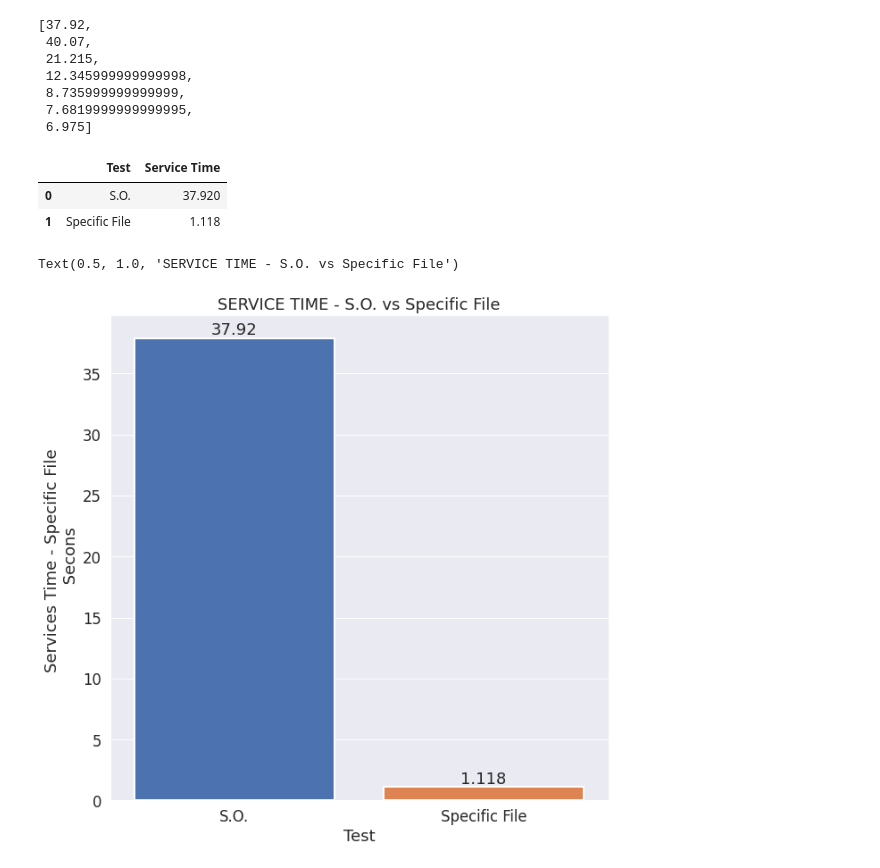
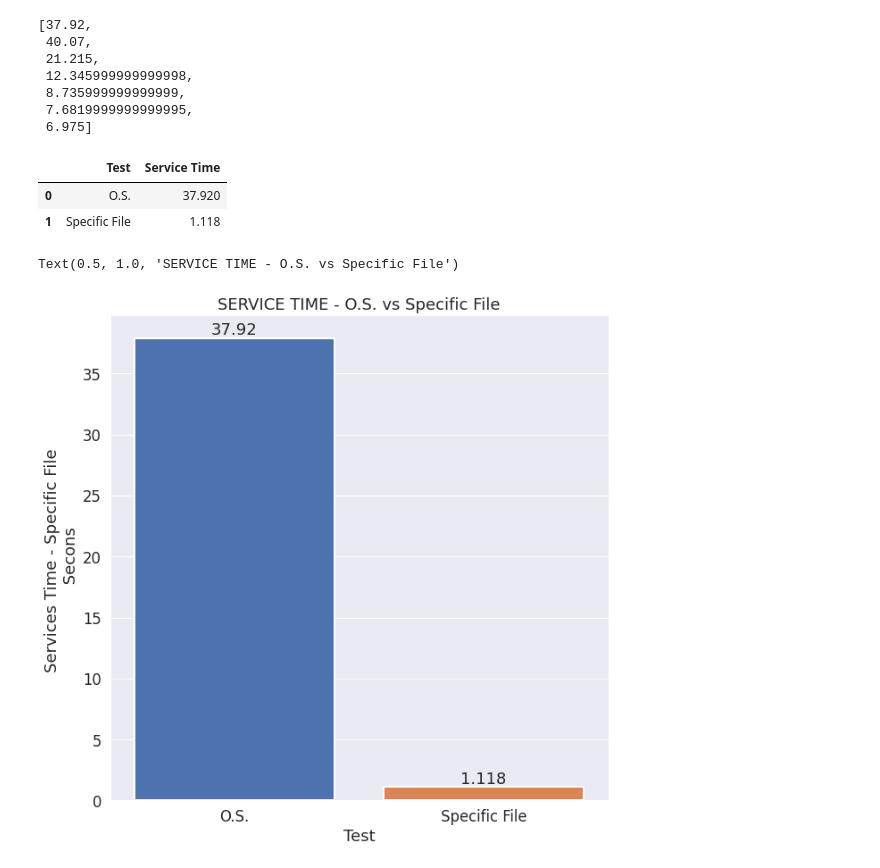
Before and after one commit to josemorin98/PROTOTIPO_V2, a Jupyter notebook: tests_gamma/dt_armando (copia).ipynb, the cells around one changed output. Cells and saved outputs as stored; diff of their text form; code cells hidden in the pictures.

```diff
--- a/tests_gamma/dt_armando (copia).ipynb
+++ b/tests_gamma/dt_armando (copia).ipynb
@@ -192,13 +192,13 @@ sumDF = df_d.sum(axis=1)
  7.6819999999999995,
  6.975]
 # %%
-df_2019 = {"Test": ["S.O.","Specific File"],
+df_2019 = {"Test": ["O.S.","Specific File"],
      "Service Time": [37.920, (1.035+0.083)]}
 df_2019 = pd.DataFrame(data=df_2019)
 df_2019
 # %% [output]
 |  | Test | Service Time |
-| 0 | S.O. | 37.920 |
+| 0 | O.S. | 37.920 |
 | 1 | Specific File | 1.118 |
 # %%
 fig, ax = plt.subplots(figsize=(10, 10))
@@ -207,7 +207,7 @@ sns.barplot(x="Test",y="Service Time", data=df_2019, linewidth=2, saturation=4)
 ax.bar_label(ax.containers[0])
 plt.ylabel("Services Time - Specific File \n Secons")
 plt.xlabel("Test")
-plt.title("SERVICE TIME - S.O. vs Specific File")
+plt.title("SERVICE TIME - O.S. vs Specific File")
 # %% [output]
-Text(0.5, 1.0, 'SERVICE TIME - S.O. vs Specific File')
+Text(0.5, 1.0, 'SERVICE TIME - O.S. vs Specific File')
 [figure]
```
Also changed, not shown: parts of 1 cell of this notebook, 5 other files.
